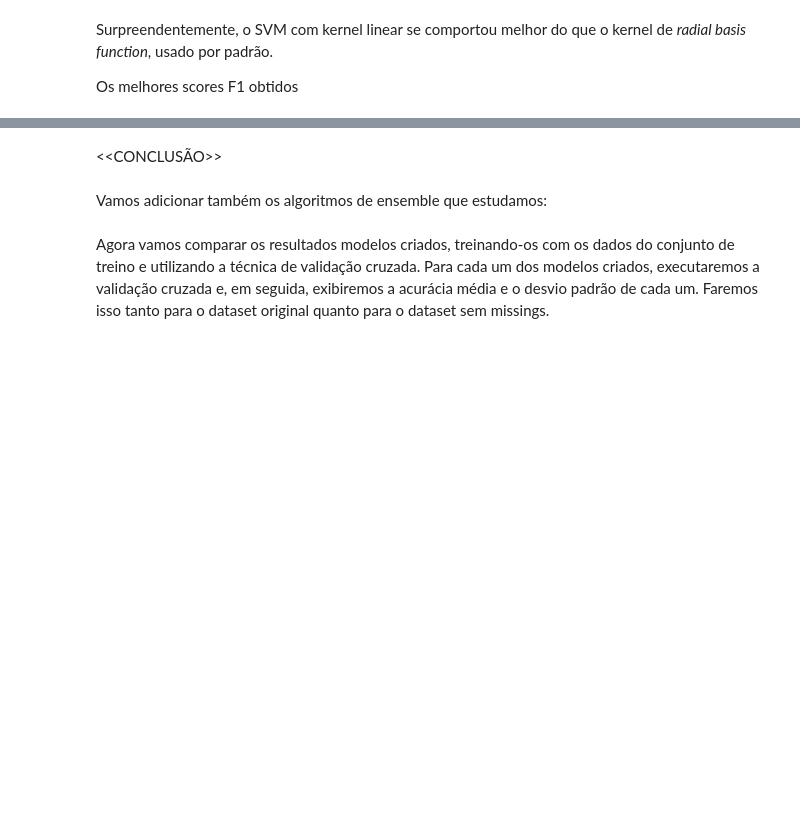
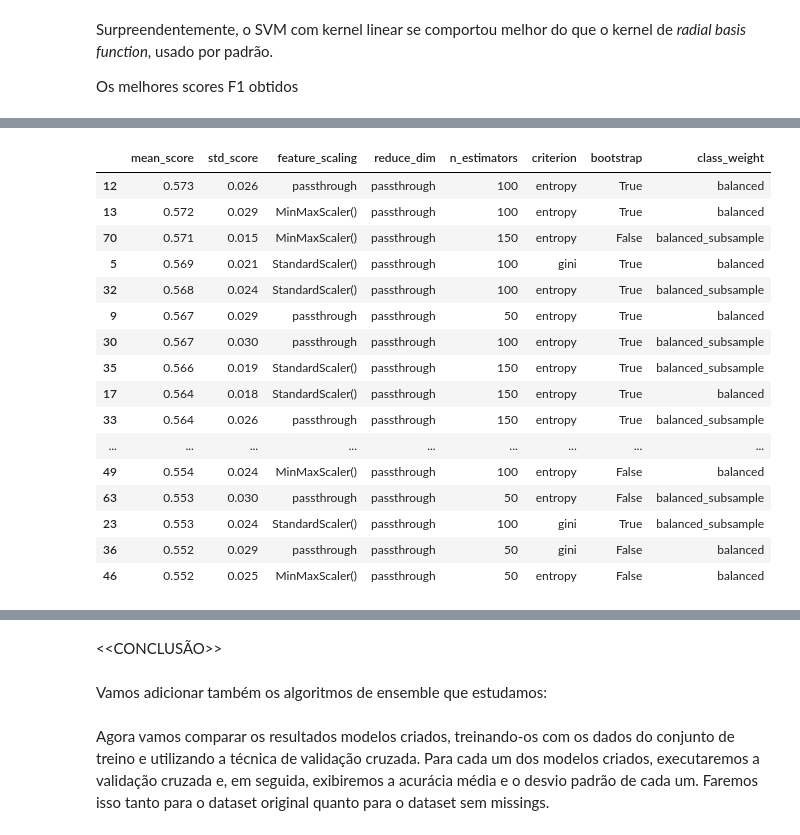
Before and after one commit to itaborai83/ecd221-ML-trabalho, a Jupyter notebook: ML_7_Projeto_completo_de_Classificação_Binária_Telco_Churn.ipynb, the cells around one changed output, grey strips where cells are left out. Drawn from its saved outputs; the diff is of its cells as text; code cells hidden in the pictures; blank space fills up the shorter version.

```diff
--- a/ML_7_Projeto_completo_de_Classificação_Binária_Telco_Churn.ipynb
+++ b/ML_7_Projeto_completo_de_Classificação_Binária_Telco_Churn.ipynb
@@ -1251,19 +1555,17 @@ report_results(gb_grid)
 param_grid = [
   # RandomForestClassifier
   {
-    "feature_scaling__scaler"         : ["passthrough", MinMaxScaler(), StandardScaler()],
+    "feature_scaling__num__scaler"    : ["passthrough", MinMaxScaler(), StandardScaler()],
     "reduce_dim"                      : ["passthrough"], #PCA(n_components=5), PCA(n_components=10)],
     "classifier"                      : [RandomForestClassifier()],
-    "classifier__n_estimators"        : [50, 100, 150, 200],
+    "classifier__n_estimators"        : [50, 100, 150],
     "classifier__criterion"           : ["gini", "entropy"],
-    "classifier__max_depth"           : [None, 5, 10, 15],
-    "classifier__max_features"        : [None, "sqrt", "log2"],
     "classifier__bootstrap"           : [True, False],
     "classifier__n_jobs"              : [-1],
     "classifier__class_weight"        : ["balanced", "balanced_subsample"],
   }
 ]
 if QUICK_RUN:
-  rf_grid, rf_results_df =  search_hyperparameters(param_grid, 10)
+  rf_grid, rf_results_df =  search_hyperparameters(param_grid, 10, "rf")
 else:
-  rf_grid, rf_results_df =  search_hyperparameters(param_grid, 100)
+  rf_grid, rf_results_df =  search_hyperparameters(param_grid, 100, "rf")
@@ -1272,16 +1588,32 @@ plot_mean_std(rf_results_df, "param_classifier__n_estimators", "n_estimators")
 # %%
 column_mapping = {
   "mean_score"      : "mean_test_score"
 , "std_score"       : "std_test_score"
-, "feature_scaling" : "param_feature_scaling__scaler"
+, "feature_scaling" : "param_feature_scaling__num__scaler"
 , "reduce_dim"      : "param_reduce_dim"
 , "n_estimators"    : "param_classifier__n_estimators"
 , "criterion"       : "param_classifier__criterion"
-, "max_depth"       : "param_classifier__max_depth"
-, "max_features"    : "param_classifier__max_features"
 , "bootstrap"       : "param_classifier__bootstrap"
 , "class_weight"    : "param_classifier__class_weight"
 }
 rf_params_df = show_top_n(rf_results_df, 50, column_mapping)
+# %% [output]
+|  | mean_score | std_score | feature_scaling | reduce_dim | n_estimators | criterion | bootstrap | class_weight |
+| 12 | 0.573 | 0.026 | passthrough | passthrough | 100 | entropy | True | balanced |
+| 13 | 0.572 | 0.029 | MinMaxScaler() | passthrough | 100 | entropy | True | balanced |
+| 70 | 0.571 | 0.015 | MinMaxScaler() | passthrough | 150 | entropy | False | balanced_subsample |
+| 5 | 0.569 | 0.021 | StandardScaler() | passthrough | 100 | gini | True | balanced |
+| 32 | 0.568 | 0.024 | StandardScaler() | passthrough | 100 | entropy | True | balanced_subsample |
+| 9 | 0.567 | 0.029 | passthrough | passthrough | 50 | entropy | True | balanced |
+| 30 | 0.567 | 0.030 | passthrough | passthrough | 100 | entropy | True | balanced_subsample |
+| 35 | 0.566 | 0.019 | StandardScaler() | passthrough | 150 | entropy | True | balanced_subsample |
+| 17 | 0.564 | 0.018 | StandardScaler() | passthrough | 150 | entropy | True | balanced |
+| 33 | 0.564 | 0.026 | passthrough | passthrough | 150 | entropy | True | balanced_subsample |
+| ... | ... | ... | ... | ... | ... | ... | ... | ... |
+| 49 | 0.554 | 0.024 | MinMaxScaler() | passthrough | 100 | entropy | False | balanced |
+| 63 | 0.553 | 0.030 | passthrough | passthrough | 50 | entropy | False | balanced_subsample |
+| 23 | 0.553 | 0.024 | StandardScaler() | passthrough | 100 | gini | True | balanced_subsample |
+| 36 | 0.552 | 0.029 | passthrough | passthrough | 50 | gini | False | balanced |
+| 46 | 0.552 | 0.025 | MinMaxScaler() | passthrough | 50 | entropy | False | balanced |
 # %%
 report_results(rf_grid)
```
Also changed, not shown: parts of 40 cells of this notebook.
